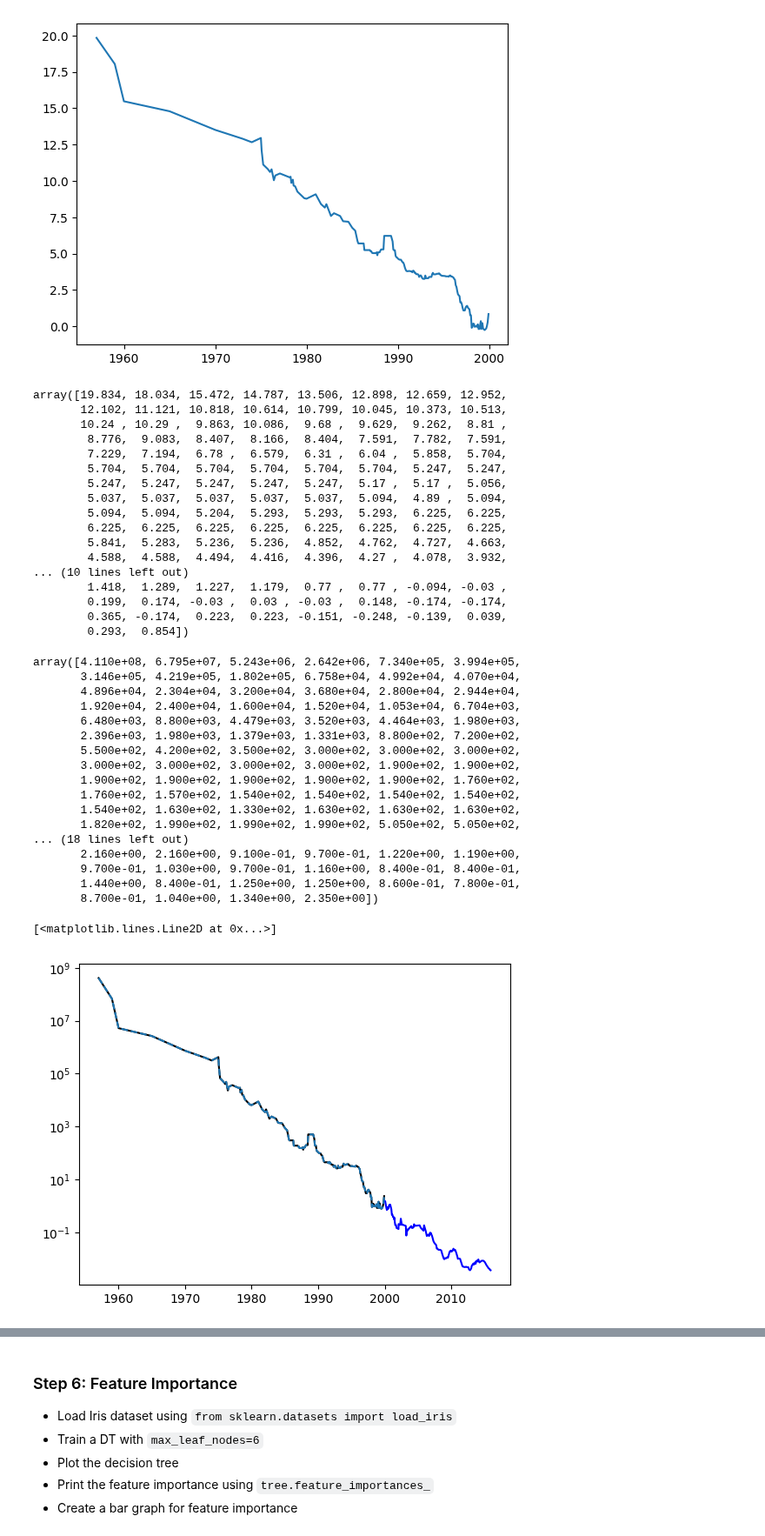
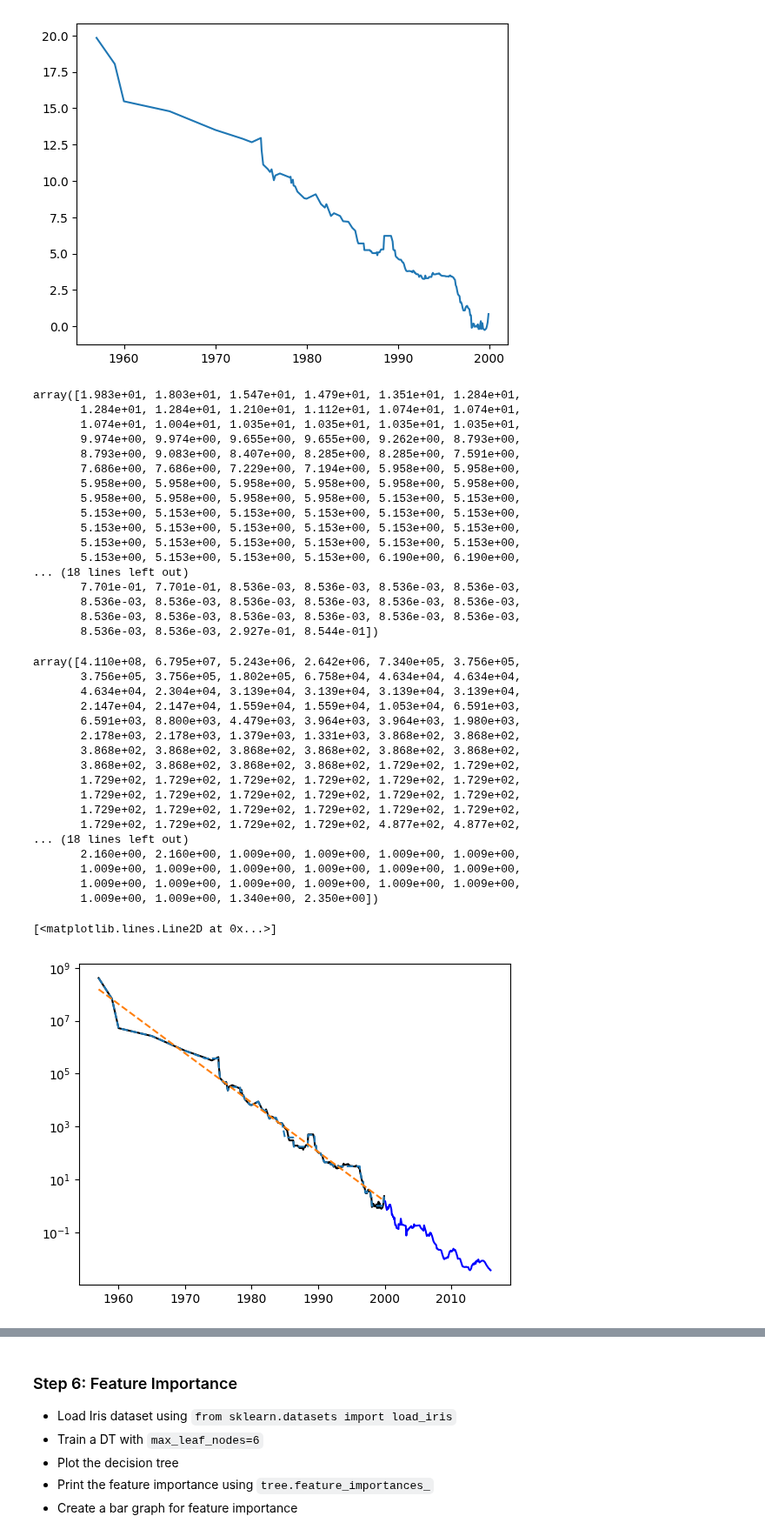
Before and after one commit to arifaygun/Magnimind-ML, a Jupyter notebook: AA_5_01_DecisionTreesSt.ipynb, the cells around one changed output, grey strips where cells are left out. Shown at 87% size. Cells and saved outputs as stored; diff of their text form; code cells hidden in the pictures.

```diff
--- a/AA_5_01_DecisionTreesSt.ipynb
+++ b/AA_5_01_DecisionTreesSt.ipynb
@@ -293,50 +293,50 @@ plt.plot(X_train[:,0], y_train)
 # %%
 from sklearn.tree import DecisionTreeRegressor
 # %%
-tree = DecisionTreeRegressor().fit(X_train, y_train)
+tree = DecisionTreeRegressor(max_depth=6).fit(X_train, y_train)
 # %%
 from sklearn.linear_model import LinearRegression
 linear_reg = LinearRegression().fit(X_train, y_train)
 # %%
 tree.predict(X_train)
 # %% [output]
-array([19.834, 18.034, 15.472, 14.787, 13.506, 12.898, 12.659, 12.952,
-       12.102, 11.121, 10.818, 10.614, 10.799, 10.045, 10.373, 10.513,
-       10.24 , 10.29 ,  9.863, 10.086,  9.68 ,  9.629,  9.262,  8.81 ,
-        8.776,  9.083,  8.407,  8.166,  8.404,  7.591,  7.782,  7.591,
-        7.229,  7.194,  6.78 ,  6.579,  6.31 ,  6.04 ,  5.858,  5.704,
-        5.704,  5.704,  5.704,  5.704,  5.704,  5.704,  5.247,  5.247,
-        5.247,  5.247,  5.247,  5.247,  5.247,  5.17 ,  5.17 ,  5.056,
-        5.037,  5.037,  5.037,  5.037,  5.037,  5.094,  4.89 ,  5.094,
-        5.094,  5.094,  5.204,  5.293,  5.293,  5.293,  6.225,  6.225,
-        6.225,  6.225,  6.225,  6.225,  6.225,  6.225,  6.225,  6.225,
-        5.841,  5.283,  5.236,  5.236,  4.852,  4.762,  4.727,  4.663,
-        4.588,  4.588,  4.494,  4.416,  4.396,  4.27 ,  4.078,  3.932,
-... (10 lines left out)
-        1.418,  1.289,  1.227,  1.179,  0.77 ,  0.77 , -0.094, -0.03 ,
-        0.199,  0.174, -0.03 ,  0.03 , -0.03 ,  0.148, -0.174, -0.174,
-        0.365, -0.174,  0.223,  0.223, -0.151, -0.248, -0.139,  0.039,
-        0.293,  0.854])
+array([1.983e+01, 1.803e+01, 1.547e+01, 1.479e+01, 1.351e+01, 1.284e+01,
+       1.284e+01, 1.284e+01, 1.210e+01, 1.112e+01, 1.074e+01, 1.074e+01,
+       1.074e+01, 1.004e+01, 1.035e+01, 1.035e+01, 1.035e+01, 1.035e+01,
+       9.974e+00, 9.974e+00, 9.655e+00, 9.655e+00, 9.262e+00, 8.793e+00,
+       8.793e+00, 9.083e+00, 8.407e+00, 8.285e+00, 8.285e+00, 7.591e+00,
+       7.686e+00, 7.686e+00, 7.229e+00, 7.194e+00, 5.958e+00, 5.958e+00,
+       5.958e+00, 5.958e+00, 5.958e+00, 5.958e+00, 5.958e+00, 5.958e+00,
+       5.958e+00, 5.958e+00, 5.958e+00, 5.958e+00, 5.153e+00, 5.153e+00,
+       5.153e+00, 5.153e+00, 5.153e+00, 5.153e+00, 5.153e+00, 5.153e+00,
+       5.153e+00, 5.153e+00, 5.153e+00, 5.153e+00, 5.153e+00, 5.153e+00,
+       5.153e+00, 5.153e+00, 5.153e+00, 5.153e+00, 5.153e+00, 5.153e+00,
+       5.153e+00, 5.153e+00, 5.153e+00, 5.153e+00, 6.190e+00, 6.190e+00,
+... (18 lines left out)
+       7.701e-01, 7.701e-01, 8.536e-03, 8.536e-03, 8.536e-03, 8.536e-03,
+       8.536e-03, 8.536e-03, 8.536e-03, 8.536e-03, 8.536e-03, 8.536e-03,
+       8.536e-03, 8.536e-03, 8.536e-03, 8.536e-03, 8.536e-03, 8.536e-03,
+       8.536e-03, 8.536e-03, 2.927e-01, 8.544e-01])
 # %%
 np.exp(tree.predict(X_train))
 # %% [output]
-array([4.110e+08, 6.795e+07, 5.243e+06, 2.642e+06, 7.340e+05, 3.994e+05,
-       3.146e+05, 4.219e+05, 1.802e+05, 6.758e+04, 4.992e+04, 4.070e+04,
-       4.896e+04, 2.304e+04, 3.200e+04, 3.680e+04, 2.800e+04, 2.944e+04,
-       1.920e+04, 2.400e+04, 1.600e+04, 1.520e+04, 1.053e+04, 6.704e+03,
-       6.480e+03, 8.800e+03, 4.479e+03, 3.520e+03, 4.464e+03, 1.980e+03,
-       2.396e+03, 1.980e+03, 1.379e+03, 1.331e+03, 8.800e+02, 7.200e+02,
-       5.500e+02, 4.200e+02, 3.500e+02, 3.000e+02, 3.000e+02, 3.000e+02,
-       3.000e+02, 3.000e+02, 3.000e+02, 3.000e+02, 1.900e+02, 1.900e+02,
-       1.900e+02, 1.900e+02, 1.900e+02, 1.900e+02, 1.900e+02, 1.760e+02,
-       1.760e+02, 1.570e+02, 1.540e+02, 1.540e+02, 1.540e+02, 1.540e+02,
-       1.540e+02, 1.630e+02, 1.330e+02, 1.630e+02, 1.630e+02, 1.630e+02,
-       1.820e+02, 1.990e+02, 1.990e+02, 1.990e+02, 5.050e+02, 5.050e+02,
+array([4.110e+08, 6.795e+07, 5.243e+06, 2.642e+06, 7.340e+05, 3.756e+05,
+       3.756e+05, 3.756e+05, 1.802e+05, 6.758e+04, 4.634e+04, 4.634e+04,
+       4.634e+04, 2.304e+04, 3.139e+04, 3.139e+04, 3.139e+04, 3.139e+04,
+       2.147e+04, 2.147e+04, 1.559e+04, 1.559e+04, 1.053e+04, 6.591e+03,
+       6.591e+03, 8.800e+03, 4.479e+03, 3.964e+03, 3.964e+03, 1.980e+03,
+       2.178e+03, 2.178e+03, 1.379e+03, 1.331e+03, 3.868e+02, 3.868e+02,
+       3.868e+02, 3.868e+02, 3.868e+02, 3.868e+02, 3.868e+02, 3.868e+02,
+       3.868e+02, 3.868e+02, 3.868e+02, 3.868e+02, 1.729e+02, 1.729e+02,
+       1.729e+02, 1.729e+02, 1.729e+02, 1.729e+02, 1.729e+02, 1.729e+02,
+       1.729e+02, 1.729e+02, 1.729e+02, 1.729e+02, 1.729e+02, 1.729e+02,
+       1.729e+02, 1.729e+02, 1.729e+02, 1.729e+02, 1.729e+02, 1.729e+02,
+       1.729e+02, 1.729e+02, 1.729e+02, 1.729e+02, 4.877e+02, 4.877e+02,
 ... (18 lines left out)
-       2.160e+00, 2.160e+00, 9.100e-01, 9.700e-01, 1.220e+00, 1.190e+00,
-       9.700e-01, 1.030e+00, 9.700e-01, 1.160e+00, 8.400e-01, 8.400e-01,
-       1.440e+00, 8.400e-01, 1.250e+00, 1.250e+00, 8.600e-01, 7.800e-01,
-       8.700e-01, 1.040e+00, 1.340e+00, 2.350e+00])
+       2.160e+00, 2.160e+00, 1.009e+00, 1.009e+00, 1.009e+00, 1.009e+00,
+       1.009e+00, 1.009e+00, 1.009e+00, 1.009e+00, 1.009e+00, 1.009e+00,
+       1.009e+00, 1.009e+00, 1.009e+00, 1.009e+00, 1.009e+00, 1.009e+00,
+       1.009e+00, 1.009e+00, 1.340e+00, 2.350e+00])
 # %%
 tree_train_predict = np.exp(tree.predict(X_train))
 lr_train_predict = np.exp(linear_reg.predict(X_train))
@@ -345,10 +345,11 @@ lr_train_predict = np.exp(linear_reg.predict(X_train))
 # %%
 plt.semilogy(data_train.date, data_train.price, label='Training Data', c='k')
 plt.semilogy(data_test.date, data_test.price, label='Test Data', c='b')
 plt.semilogy(data_train.date, tree_train_predict, '--', label='Tree Prediction')
+plt.semilogy(data_train.date, lr_train_predict, '--', label='Linear Prediction')
 # %% [output]
 [<matplotlib.lines.Line2D at 0x...>]
-[figure, old version]
+[figure, new version]
 # %%
 from sklearn.tree import DecisionTreeRegressor
 # %%
```
Also changed, not shown: parts of 5 cells of this notebook.
